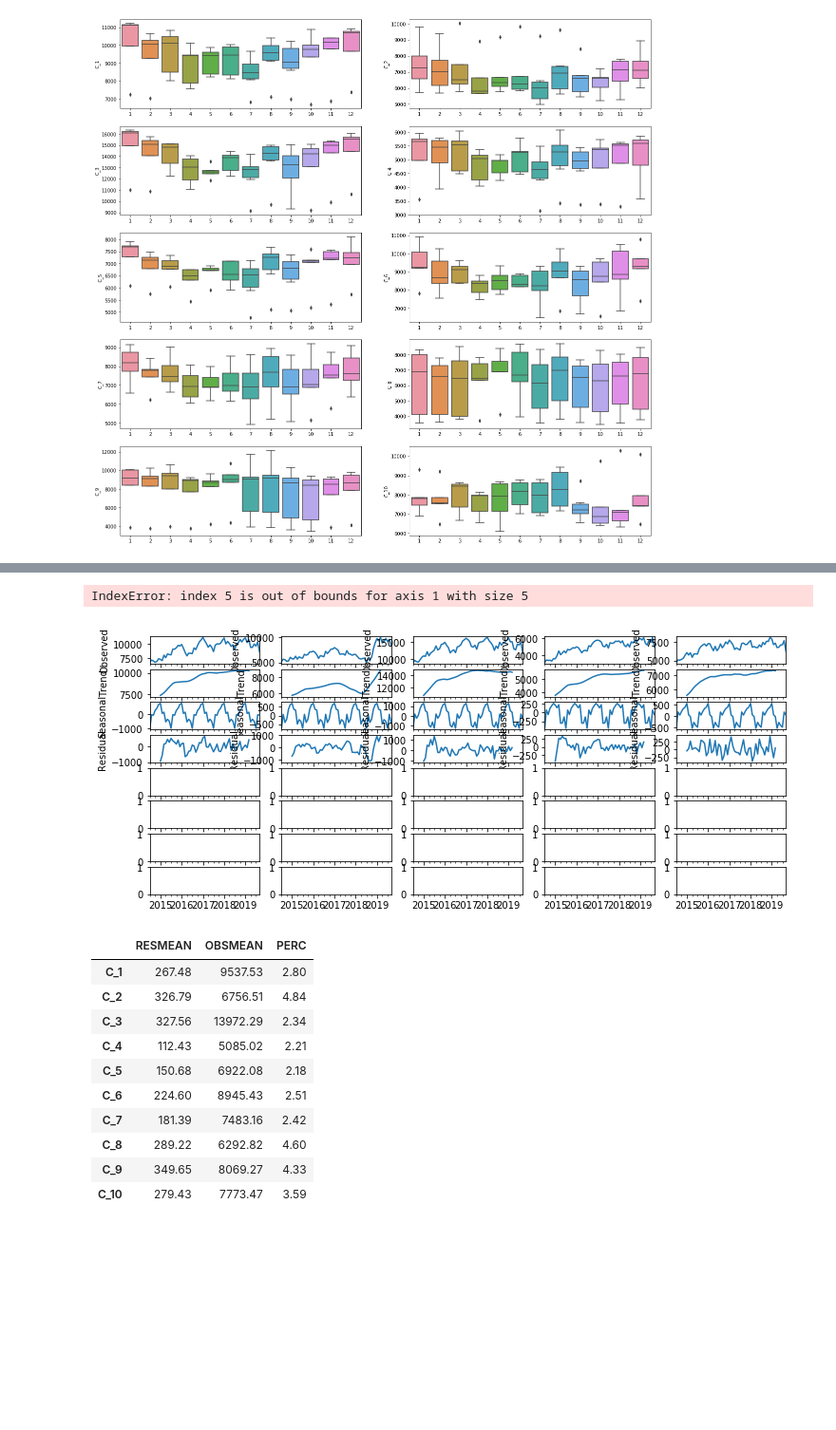
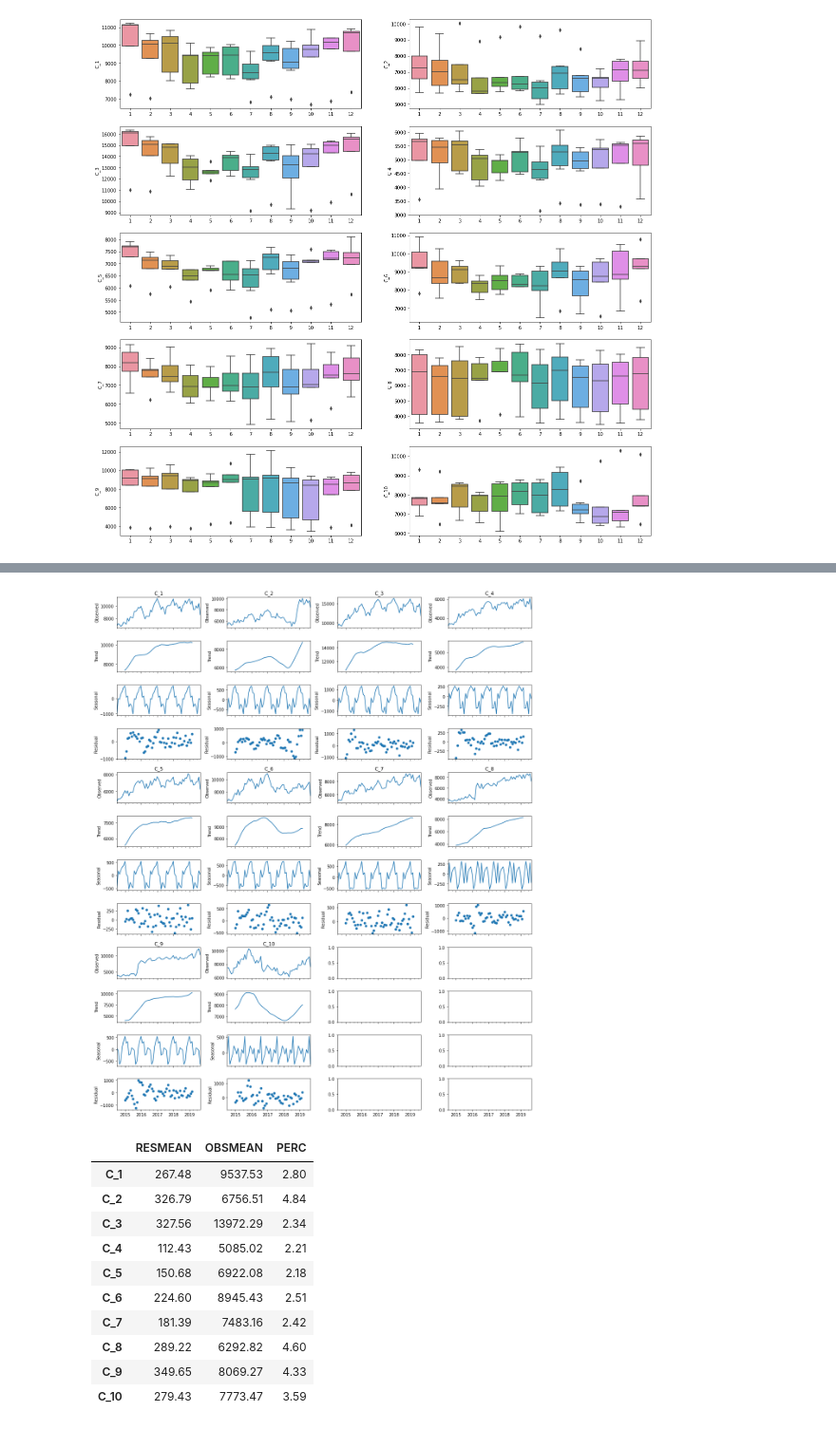
Before and after one commit to Mounji-Salma/Forecasting_App, a Jupyter notebook: data exploration.ipynb, the cells around one changed output, grey strips where cells are left out. Shown at 95% size. Saved outputs shown, nothing was run; the diff lists cells and outputs as text; code cells hidden in the pictures; blank space fills up the shorter version.

```diff
--- a/data exploration.ipynb
+++ b/data exploration.ipynb
@@ -121,15 +132,0 @@ from statsmodels.tsa.seasonal import seasonal_decompose
-# %%
-# fig, axes = plt.subplots(5, 2, figsize=(20, 20), sharex=True)
-# axes = axes.flatten()
-for col in sales.columns:
-#     sns.boxplot(data=sales, x=sales.index.month, y=col, ax=ax)
-    res = seasonal_decompose(sales[col].dropna(), period=12, filt=None)
-#     print(type(res))
-    res.plot()
-#     res.plot(title=f"{col} lag 1 lag 12",
-#                      ax=ax)
-
-# result = seasonal_decompose(dfatc_daily['M01AB'].rolling(30, center=True).mean().dropna(), freq=365, filt=None)
-# plt.rcParams["figure.figsize"] = (20,20)
-# result.plot()
-# plt.show()
@@ -147,24 +133,29 @@ for col in sales.columns:
 # %%
 def plotseasonal(res, axes):
-    res.observed.plot(ax=axes[0], legend=False)
+    res.observed.plot(ax=axes[0], legend=False, title=f"C_{plotseasonal.counter}")
     axes[0].set_ylabel('Observed')
     res.trend.plot(ax=axes[1], legend=False)
     axes[1].set_ylabel('Trend')
     res.seasonal.plot(ax=axes[2], legend=False)
     axes[2].set_ylabel('Seasonal')
-    res.resid.plot(ax=axes[3], legend=False)
+    res.resid.plot(ax=axes[3], legend=False, marker='o', linestyle='', markersize=5)
     axes[3].set_ylabel('Residual')
-
-fig, axes = plt.subplots(ncols=5, nrows=8, sharex=True, figsize=(12,5))
-for i,col in enumerate(sales.columns):
-    res = seasonal_decompose(sales[col].dropna(), period=12, filt=None)
-    plotseasonal(res, axes[:,i])
-
-plt.tight_layout()
-plt.show()
+    plotseasonal.counter += 1
+plotseasonal.counter=1
+def grid_plotseasonal(df, ncol):
+    nrow=ceil(10/ncol)*4
+    fig, axes = plt.subplots(ncols=ncol, nrows=nrow, sharex=True, figsize=(15,1.5*nrow))
+    k=0
+    for i,col in enumerate(df.columns):
+        res = seasonal_decompose(df[col].dropna(), period=12, filt=None)
+        plotseasonal(res, axes[k:k+4, i%ncol])
+        if (i%ncol)==(ncol-1) : k+=4
+    plt.tight_layout()
+    plt.show()
-# %% [output]
-IndexError: index 5 is out of bounds for axis 1 with size 5
-[figure, removed]
+# %%
+grid_plotseasonal(sales, ncol=4)
+# %% [output]
+[figure, added]
 # %%
 d = pd.DataFrame(0, index=sales.columns, columns=["RESMEAN","OBSMEAN","PERC"], dtype=float)
 for col in sales.columns:
```
Also changed, not shown: parts of 18 cells of this notebook.
